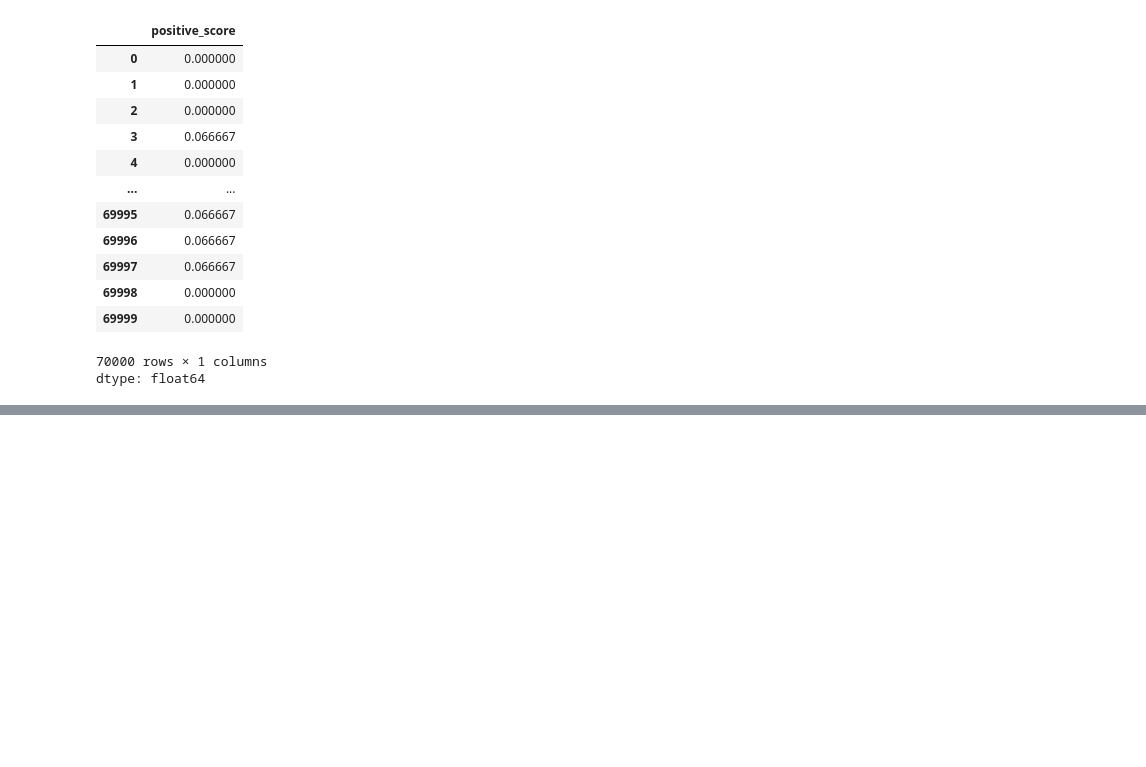
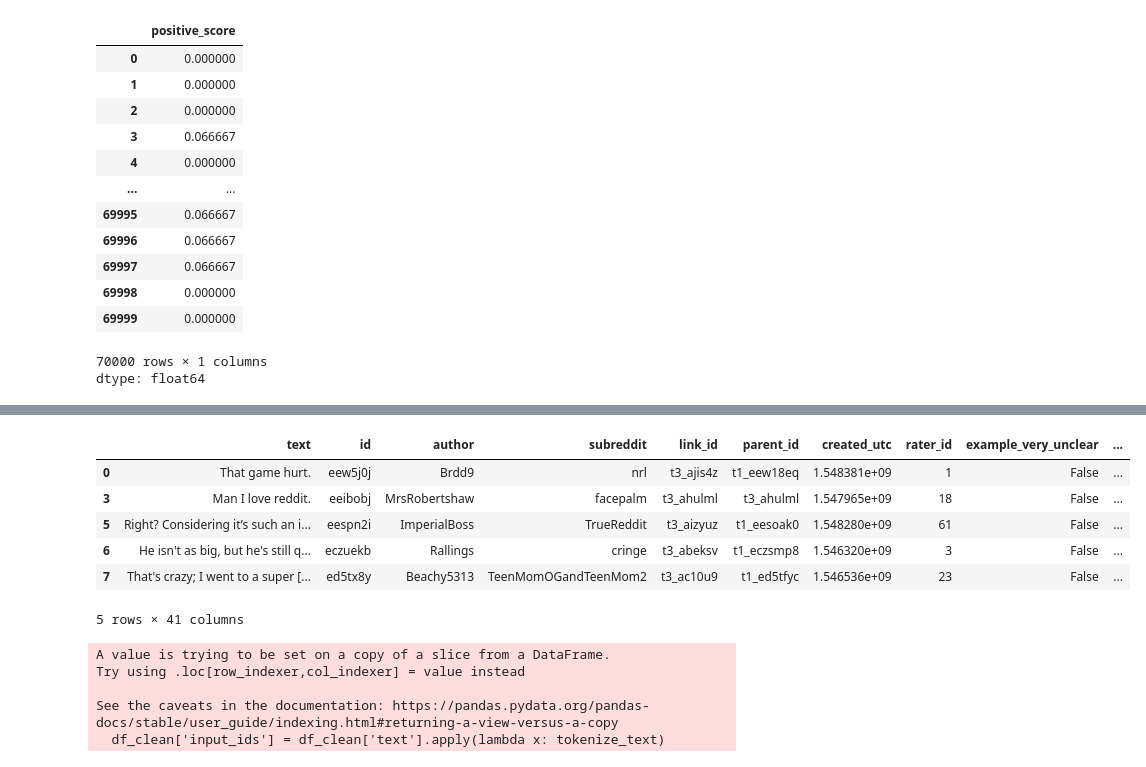
Before and after one commit to bangaloren/GoEmotionsMASProject, a Jupyter notebook: Go_emotions_analysis.ipynb, the cells around one changed output, grey strips where cells are left out. Cells and saved outputs as stored; diff of their text form; code cells hidden in the pictures; blank space fills up the shorter version.

```diff
--- a/Go_emotions_analysis.ipynb
+++ b/Go_emotions_analysis.ipynb
@@ -77,3 +77,11 @@ ge1["positive_score"]
 | 69999 | 0.000000 |
 70000 rows × 1 columns
 dtype: float64
+# %%
+ge2['positive_score'] = ge2[positive_emotions].sum(axis=1) / len(positive_emotions)
+ge2['negative_score'] = ge2[negative_emotions].sum(axis=1) / len(negative_emotions)
+ge2['total_sentiment_score'] = ge2['positive_score'] - ge1['negative_score']
+
+ge3['positive_score'] = ge3[positive_emotions].sum(axis=1) / len(positive_emotions)
+ge3['negative_score'] = ge3[negative_emotions].sum(axis=1) / len(negative_emotions)
+ge3['total_sentiment_score'] = ge3['positive_score'] - ge3['negative_score']
@@ -83,0 +100,27 @@ from transformers import BertTokenizer
+# %%
+df_combined = pd.concat([ge1, ge2, ge3], ignore_index=True)
+# %%
+
+#asked chat gpt to hellp we fix a loop i had previously written to edit the emotions column
+
+
+
+positive_emotions = ['admiration', 'amusement', 'approval', 'caring', 'curiosity', 'desire', 'excitement', 'gratitude', 'joy', 'love', 'optimism', 'pride', 'realization', 'relief', 'surprise']
+negative_emotions = ['anger', 'annoyance', 'confusion', 'disappointment', 'disapproval', 'disgust', 'embarrassment', 'fear', 'grief', 'nervousness', 'remorse', 'sadness']
+
+emotion_columns = df_combined.columns[9:-3]
+
+def categorize_emotions(row):
+    pos_score = sum([row[emotion] for emotion in positive_emotions if emotion in row.index])
+    neg_score = sum([row[emotion] for emotion in negative_emotions if emotion in row.index])
+
+    if pos_score > neg_score:
+        return 'positive'
+    elif neg_score > pos_score:
+        return 'negative'
+    else:
+        return None
+
+df_combined['sentiment'] = df_combined[emotion_columns].apply(categorize_emotions, axis=1)
+# %%
+df_clean = df_combined[df_combined['sentiment'].notna()]
@@ -83,0 +130,10 @@ from transformers import BertTokenizer
+# %%
+df_clean.head()
+# %% [output]
+|  | text | id | author | subreddit | link_id | parent_id | created_utc | rater_id | example_very_unclear | ... |
+| 0 | That game hurt. | eew5j0j | Brdd9 | nrl | t3_ajis4z | t1_eew18eq | 1.548381e+09 | 1 | False | ... |
+| 3 | Man I love reddit. | eeibobj | MrsRobertshaw | facepalm | t3_ahulml | t3_ahulml | 1.547965e+09 | 18 | False | ... |
+| 5 | Right? Considering it’s such an i... | eespn2i | ImperialBoss | TrueReddit | t3_aizyuz | t1_eesoak0 | 1.548280e+09 | 61 | False | ... |
+| 6 | He isn't as big, but he's still q... | eczuekb | Rallings | cringe | t3_abeksv | t1_eczsmp8 | 1.546320e+09 | 3 | False | ... |
+| 7 | That's crazy; I went to a super [... | ed5tx8y | Beachy5313 | TeenMomOGandTeenMom2 | t3_ac10u9 | t1_ed5tfyc | 1.546536e+09 | 23 | False | ... |
+5 rows × 41 columns
@@ -83,0 +158,8 @@ from transformers import BertTokenizer
+# %%
+df_clean['input_ids'] = df_clean['text'].apply(lambda x: tokenize_text)
+# %% [output]
+A value is trying to be set on a copy of a slice from a DataFrame.
+Try using .loc[row_indexer,col_indexer] = value instead
+
+See the caveats in the documentation: https://pandas.pydata.org/pandas-docs/stable/user_guide/indexing.html#returning-a-view-versus-a-copy
+  df_clean['input_ids'] = df_clean['text'].apply(lambda x: tokenize_text)
```
Also changed, not shown: parts of 6 cells of this notebook.
